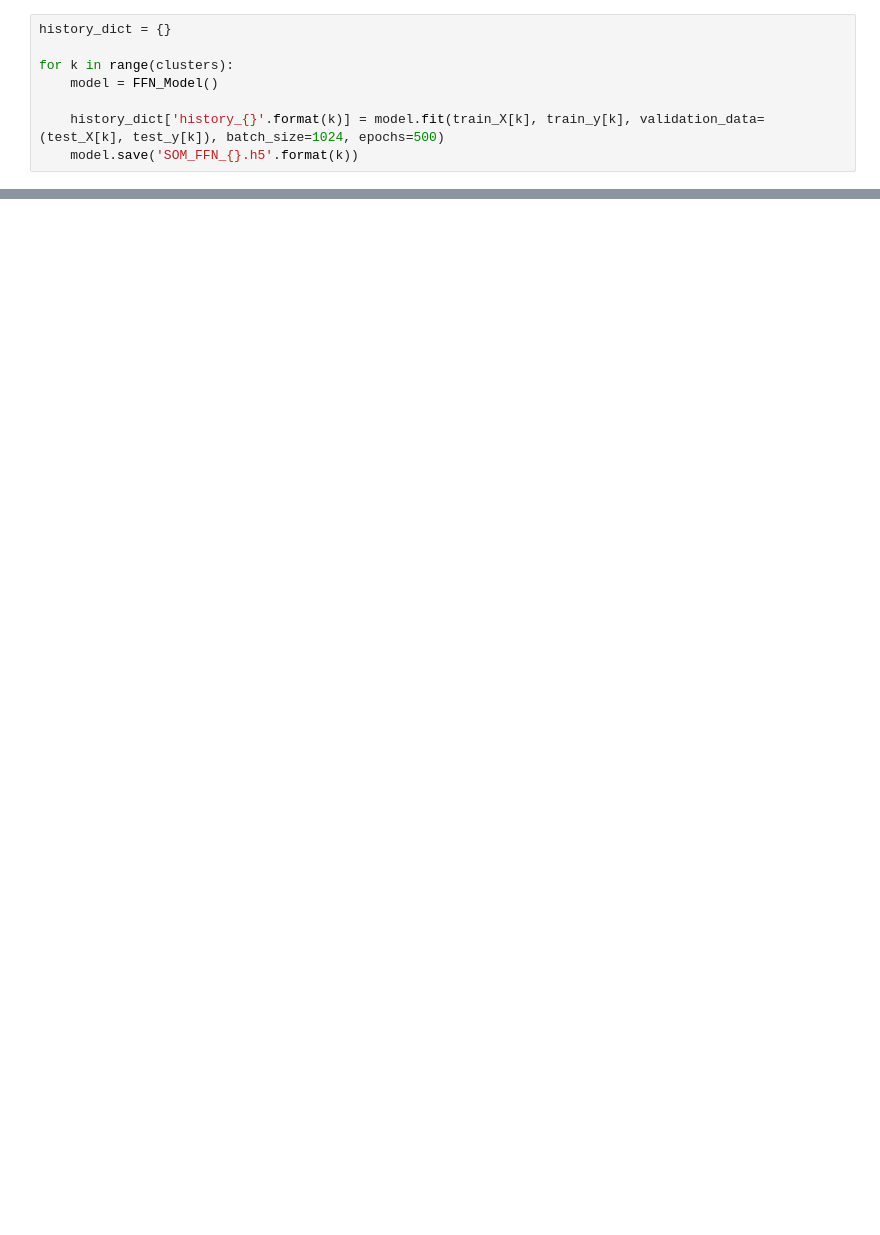
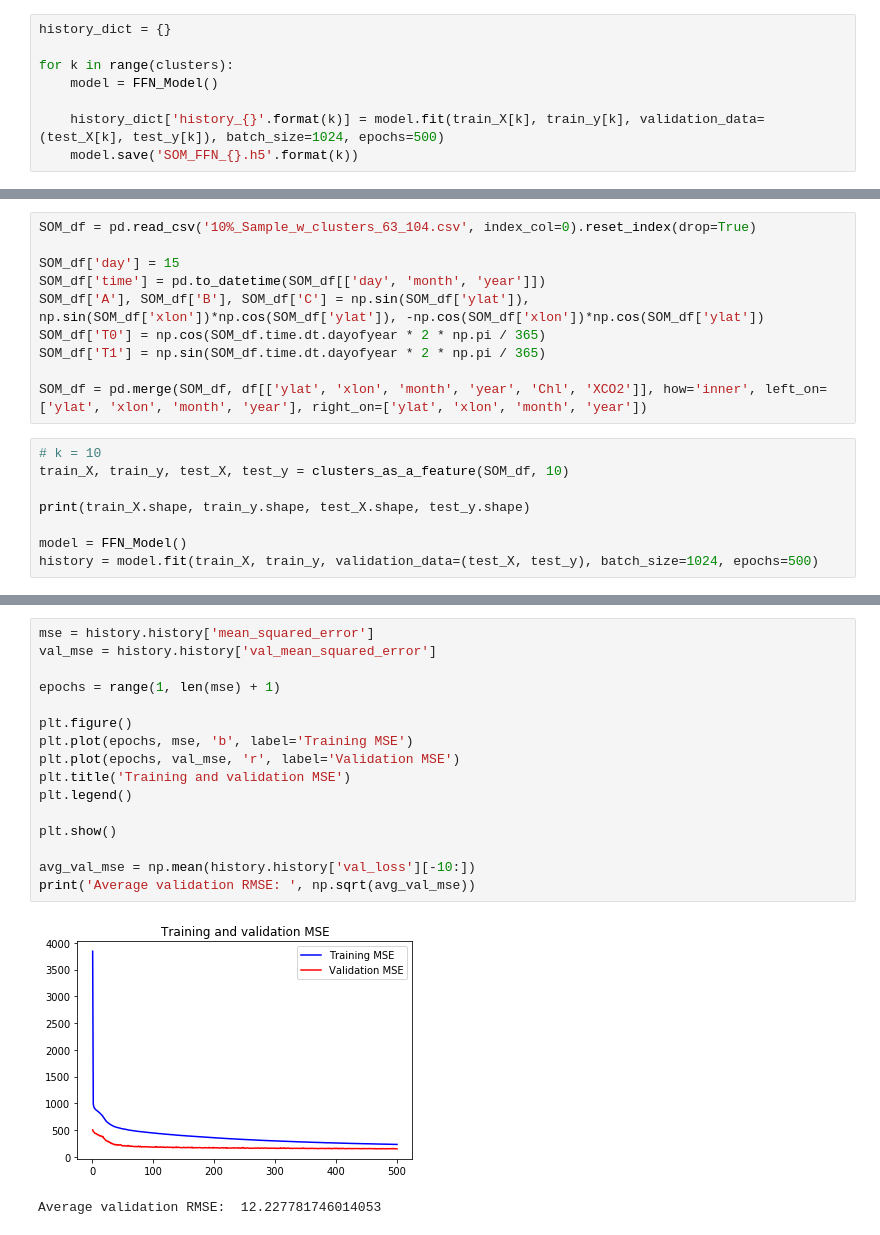
Before and after one commit to manksh/ocean-co2-absorption, a Jupyter notebook: notebooks/FFN Baseline.ipynb, the cells around one changed output, grey strips where cells are left out. Saved outputs shown, nothing was run; the diff lists cells and outputs as text; blank space fills up the shorter version.

Commit message:
refactored code and added FFN with full SOM data

```diff
--- a/notebooks/FFN Baseline.ipynb
+++ b/notebooks/FFN Baseline.ipynb
@@ -241,0 +264,18 @@ for k in range(clusters):
+# %%
+SOM_df = pd.read_csv('10%_Sample_w_clusters_63_104.csv', index_col=0).reset_index(drop=True)
+
+SOM_df['day'] = 15
+SOM_df['time'] = pd.to_datetime(SOM_df[['day', 'month', 'year']])
+SOM_df['A'], SOM_df['B'], SOM_df['C'] = np.sin(SOM_df['ylat']), np.sin(SOM_df['xlon'])*np.cos(SOM_df['ylat']), -np.cos(SOM_df['xlon'])*np.cos(SOM_df['ylat'])
+SOM_df['T0'] = np.cos(SOM_df.time.dt.dayofyear * 2 * np.pi / 365)
+SOM_df['T1'] = np.sin(SOM_df.time.dt.dayofyear * 2 * np.pi / 365)
+
+SOM_df = pd.merge(SOM_df, df[['ylat', 'xlon', 'month', 'year', 'Chl', 'XCO2']], how='inner', left_on=['ylat', 'xlon', 'month', 'year'], right_on=['ylat', 'xlon', 'month', 'year'])
+# %%
+# k = 10
+train_X, train_y, test_X, test_y = clusters_as_a_feature(SOM_df, 10)
+
+print(train_X.shape, train_y.shape, test_X.shape, test_y.shape)
+
+model = FFN_Model()
+history = model.fit(train_X, train_y, validation_data=(test_X, test_y), batch_size=1024, epochs=500)
@@ -241,0 +300,19 @@ for k in range(clusters):
+# %%
+mse = history.history['mean_squared_error']
+val_mse = history.history['val_mean_squared_error']
+
+epochs = range(1, len(mse) + 1)
+
+plt.figure()
+plt.plot(epochs, mse, 'b', label='Training MSE')
+plt.plot(epochs, val_mse, 'r', label='Validation MSE')
+plt.title('Training and validation MSE')
+plt.legend()
+
+plt.show()
+
+avg_val_mse = np.mean(history.history['val_loss'][-10:])
+print('Average validation RMSE: ', np.sqrt(avg_val_mse))
+# %% [output]
+[figure, added]
+Average validation RMSE:  12.227781746014053
```
Also changed, not shown: parts of 15 cells of this notebook.
